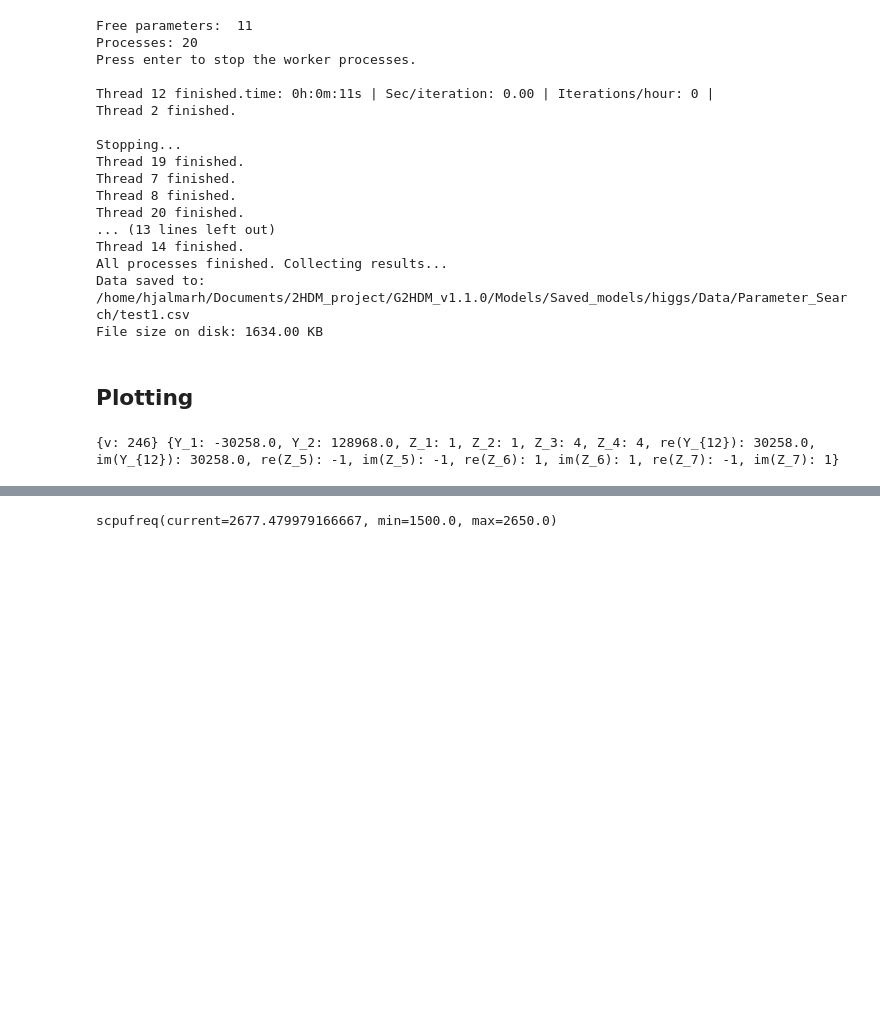
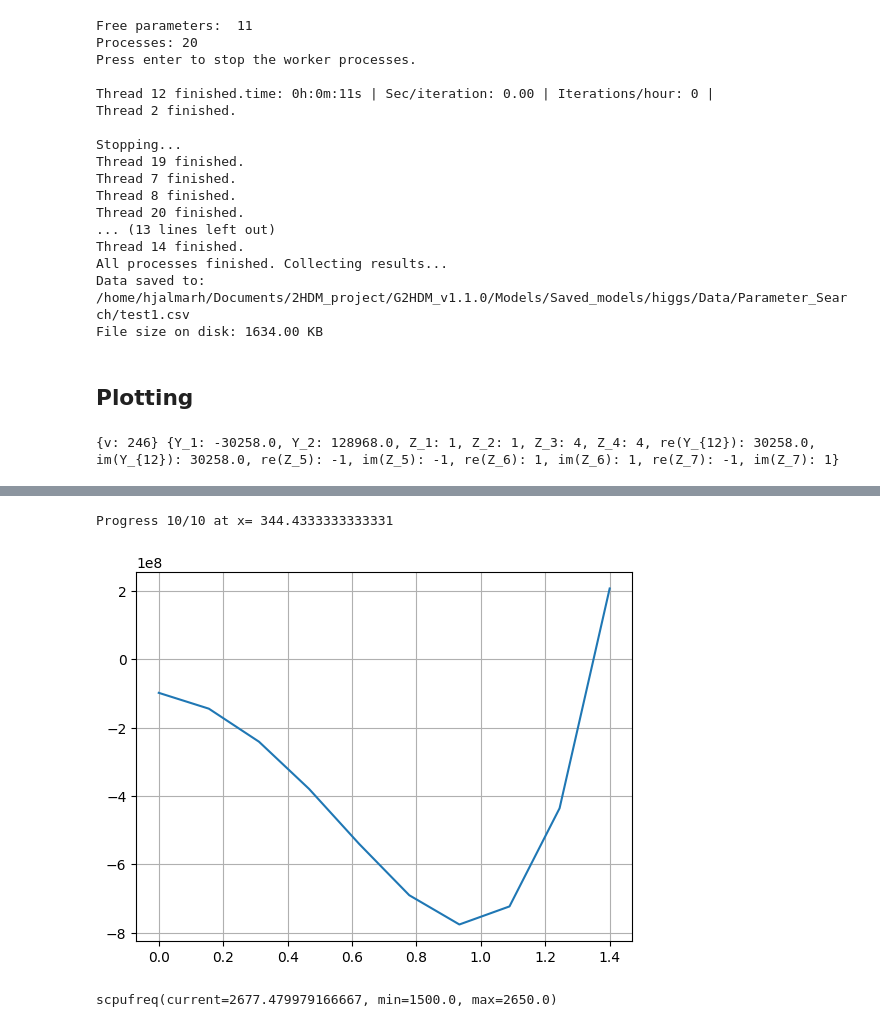
Before and after one commit to Jallemannen/G2HDM, a Jupyter notebook: Notebooks/Debug.ipynb, the cells around one changed output, grey strips where cells are left out. Drawn from its saved outputs; the diff is of its cells as text; code cells hidden in the pictures; blank space fills up the shorter version.

```diff
--- a/Notebooks/Debug.ipynb
+++ b/Notebooks/Debug.ipynb
@@ -193,3 +226,17 @@ NameError: name 'np' is not defined
+# %%
+
+
+X, Y = calc.calculate_Vdata2D_level1(100, model.symbol("omega"), [0,1.4*v])
+
+plt.figure()
+#plt.ylim(-1000, 10000000000)
+plt.plot(X/v,Y)
+
+plt.grid()
+plt.savefig("Vdata2D_level1_default.png")
+# %% [output]
+Progress 10/10 at x= 344.4333333333331
+[figure, added]
 # %%
 import psutil
 print(psutil.cpu_freq())
```
Also changed, not shown: parts of 7 cells of this notebook, 16 other files.
